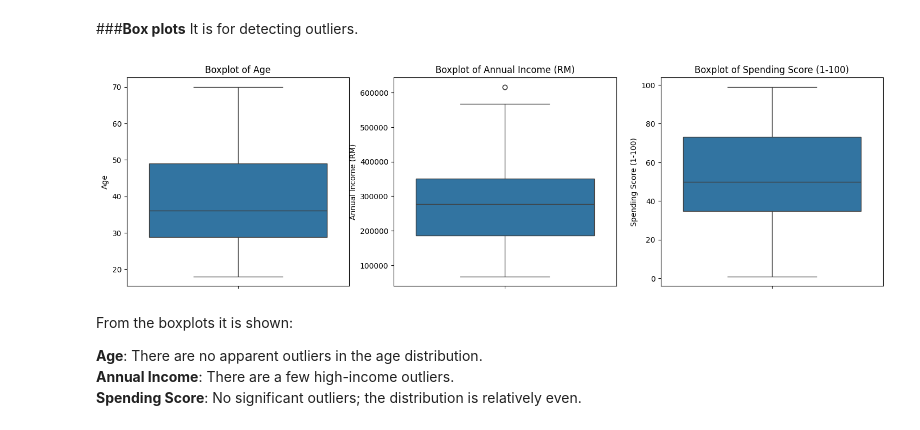
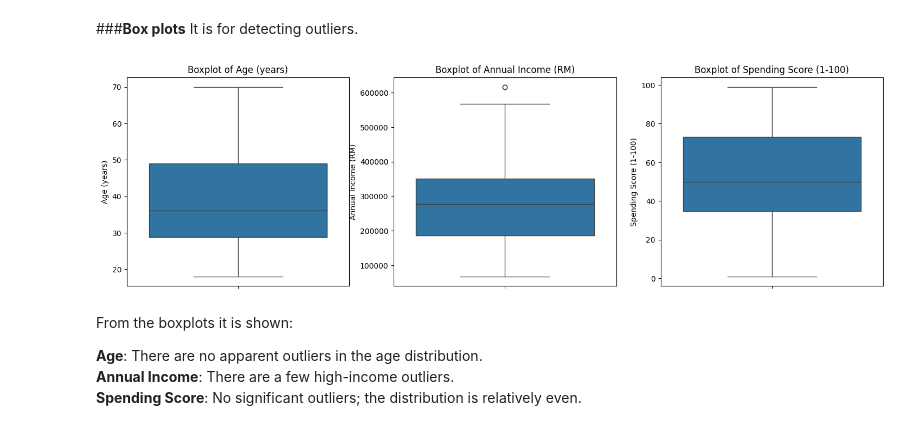
Before and after one commit to AishahZulkifli/STQD6324_DATA_MANAGEMENT, a Jupyter notebook: Assignment_1_P132840.ipynb, the cells around one changed output. Saved outputs shown, nothing was run; the diff lists cells and outputs as text; code cells hidden in the pictures.

```diff
--- a/Assignment_1_P132840.ipynb
+++ b/Assignment_1_P132840.ipynb
@@ -187,13 +187,13 @@ It is for detecting outliers.
 # %%
 # Visualize potential outliers using boxplots
 plt.figure(figsize=(18, 5))
-for i, col in enumerate(['Age', 'Annual Income (RM)', 'Spending Score (1-100)']):
+for i, col in enumerate(['Age (years)', 'Annual Income (RM)', 'Spending Score (1-100)']):
     plt.subplot(1, 3, i+1)
     sns.boxplot(y=data[col])
     plt.title(f'Boxplot of {col}')
 plt.show()
 # %% [output]
-[figure, old version]
+[figure, new version]
 # %% [markdown]
 
 From the boxplots it is shown:
```
Also changed, not shown: parts of 12 cells of this notebook.
